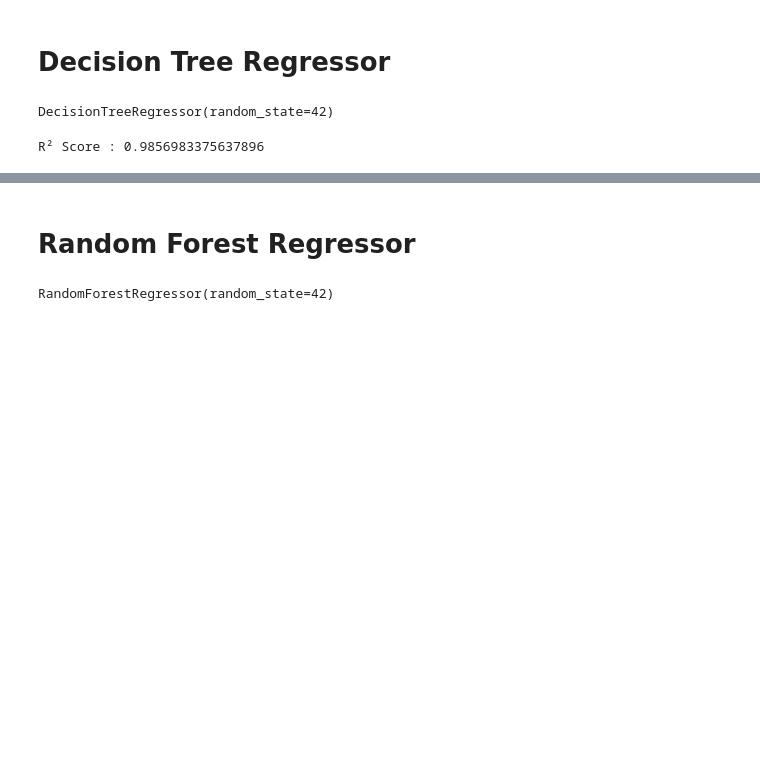
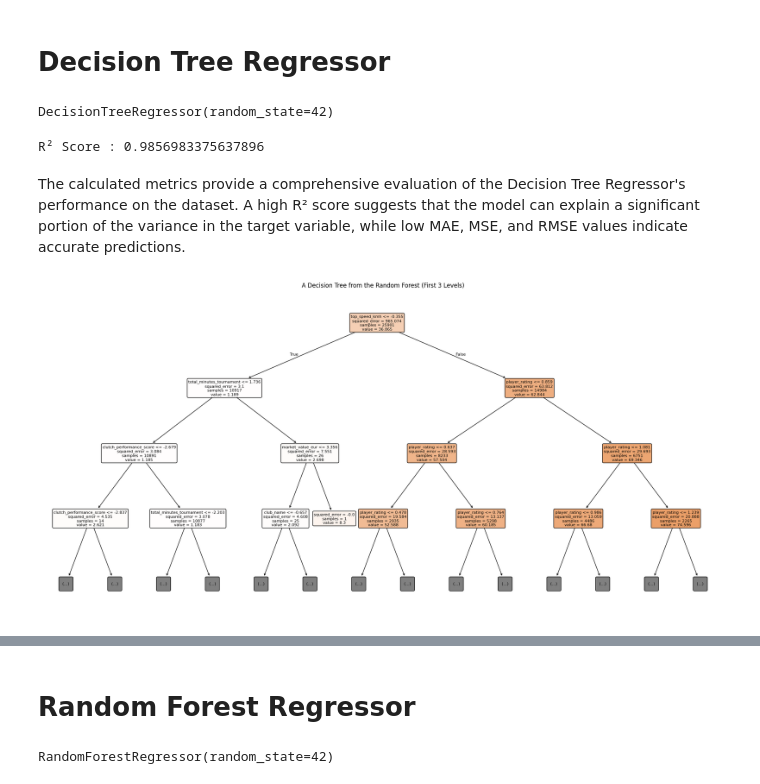
Before and after one commit to bhagatkaran013-hub/FIFA-World-Cup-2026-Regression-Project, a Jupyter notebook: FIFA_World_Cup_2026_Regression_Project.ipynb, the cells around one changed output, grey strips where cells are left out. Saved outputs shown, nothing was run; the diff lists cells and outputs as text; code cells hidden in the pictures; blank space fills up the shorter version.

```diff
--- a/FIFA_World_Cup_2026_Regression_Project.ipynb
+++ b/FIFA_World_Cup_2026_Regression_Project.ipynb
@@ -493,0 +502,18 @@ R² Score : 0.9856983375637896
+# %% [markdown]
+The calculated metrics provide a comprehensive evaluation of the Decision Tree Regressor's performance on the dataset. A high R² score suggests that the model can explain a significant portion of the variance in the target variable, while low MAE, MSE, and RMSE values indicate accurate predictions.
+# %%
+plt.figure(figsize=(25, 12))
+
+plot_tree(
+    regressor.estimators_[0], # Access the first decision tree from the Random Forest
+    feature_names=x.columns,
+    filled=True,
+    rounded=True,
+    max_depth=3,
+    fontsize=8
+)
+
+plt.title("A Decision Tree from the Random Forest (First 3 Levels)")
+plt.show()
+# %% [output]
+[figure, added]
```
Also changed, not shown: parts of 6 cells of this notebook.
